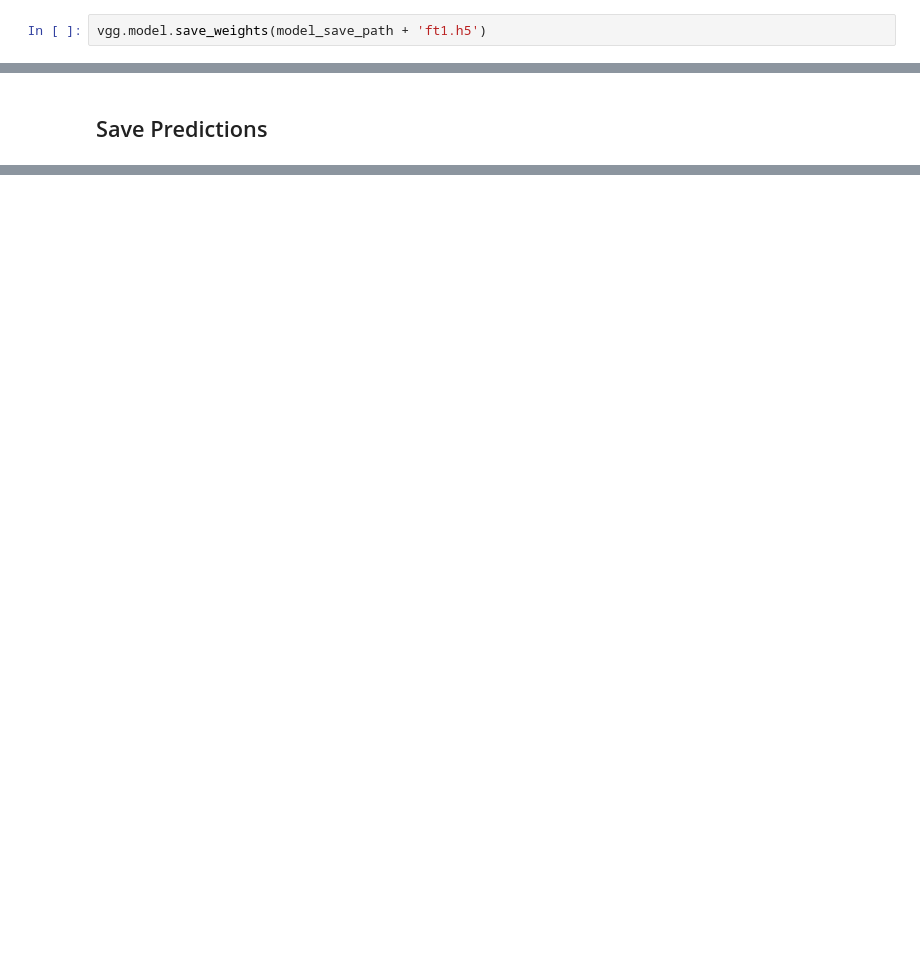
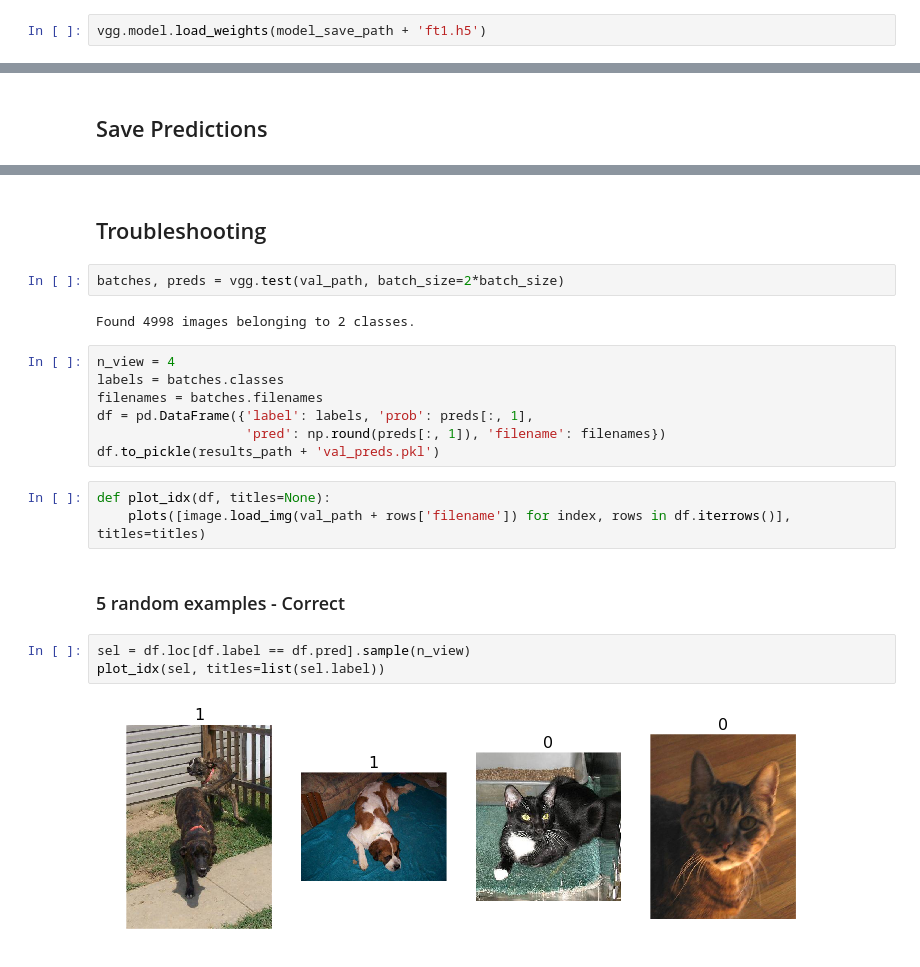
Before and after one commit to ganesh-krishnan/courses, a Jupyter notebook: deeplearning1/nbs/lesson1-gk.ipynb, the cells around one changed output, grey strips where cells are left out. Cells and saved outputs as stored; diff of their text form; blank space fills up the shorter version.

Commit message:
Added troubleshooting

```diff
--- a/deeplearning1/nbs/lesson1-gk.ipynb
+++ b/deeplearning1/nbs/lesson1-gk.ipynb
@@ -82,5 +93,5 @@ Epoch 1/1
 # %%
-vgg.model.save_weights(model_save_path + 'ft1.h5')
+vgg.model.load_weights(model_save_path + 'ft1.h5')
 # %% [markdown]
 ## Predict
 # %%
@@ -94,0 +111,23 @@ save_array(results_path + 'filenames.dat', batches.filenames)
+# %% [markdown]
+## Troubleshooting
+# %%
+batches, preds = vgg.test(val_path, batch_size=2*batch_size)
+# %% [output]
+Found 4998 images belonging to 2 classes.
+# %%
+n_view = 4
+labels = batches.classes
+filenames = batches.filenames
+df = pd.DataFrame({'label': labels, 'prob': preds[:, 1],
+                   'pred': np.round(preds[:, 1]), 'filename': filenames})
+df.to_pickle(results_path + 'val_preds.pkl')
+# %%
+def plot_idx(df, titles=None):
+    plots([image.load_img(val_path + rows['filename']) for index, rows in df.iterrows()], titles=titles)
+# %% [markdown]
+### 5 random examples - Correct
+# %%
+sel = df.loc[df.label == df.pred].sample(n_view)
+plot_idx(sel, titles=list(sel.label))
+# %% [output]
+[figure, added]
```
Also changed, not shown: parts of 17 cells of this notebook.
